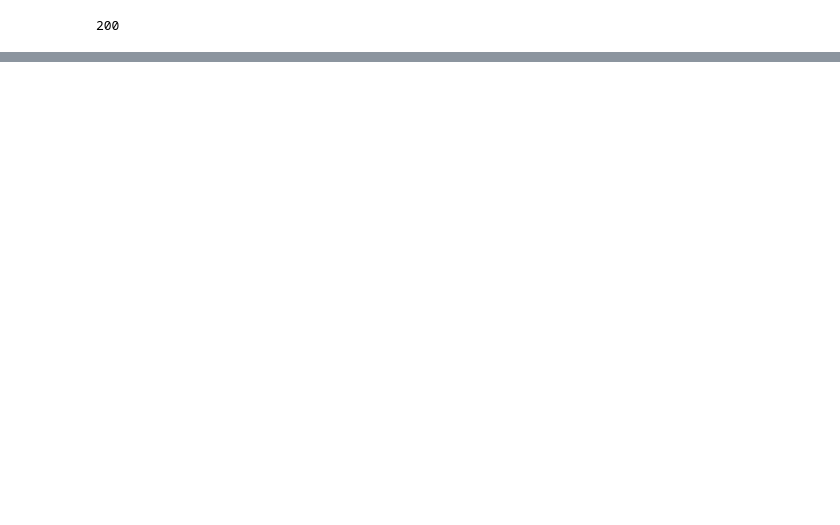
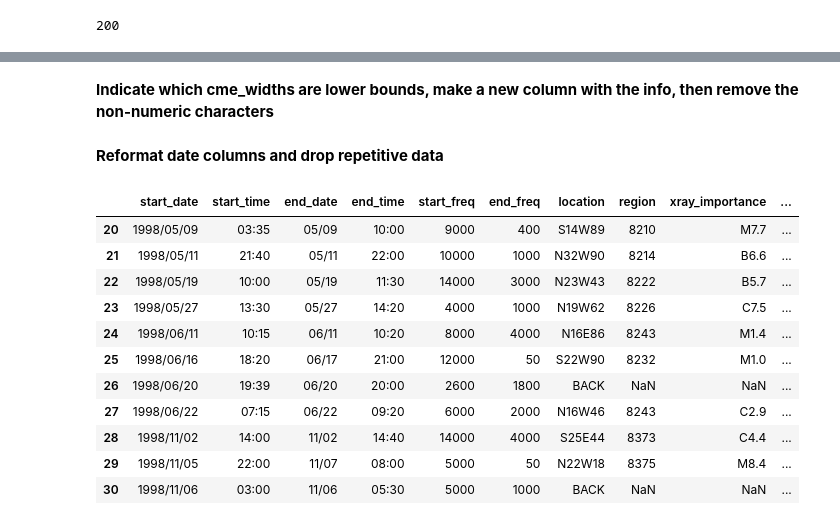
Before and after one commit to NickOuellet/Fly-Me-To-The-Moon, a Jupyter notebook: Fly Me To The Moon - Proj 1 Part 1.ipynb, the cells around one changed output, grey strips where cells are left out. Cells and saved outputs as stored; diff of their text form; code cells hidden in the pictures; blank space fills up the shorter version.

```diff
--- a/Fly Me To The Moon - Proj 1 Part 1.ipynb
+++ b/Fly Me To The Moon - Proj 1 Part 1.ipynb
@@ -133,0 +155,31 @@ NameError: ignored
+# %%
+column_vals = []
+for index,value in nasa_df["central_pos_angle"].iteritems():
+  if value == "Halo":
+    column_vals.append(1)
+  else:
+    column_vals.append(0)
+nasa_df["is_halo"] = column_vals
+# %%
+nasa_df.central_pos_angle.replace("Halo", np.nan,inplace=True)
+# %% [markdown]
+**Indicate which cme_widths are lower bounds, make a new column with the info, then remove the non-numeric characters**
+# %%
+column_vals = []
+for index,value in nasa_df["cme_width"].iteritems():
+  if pd.isnull(value) == True:
+    column_vals.append(0)
+  elif ">" in value:
+        column_vals.append(1)
+  else:
+    column_vals.append(0)
+nasa_df["lower_bound"] = column_vals
+# %%
+def remove_sign(str):
+  if pd.isnull(str) == True:
+    return str
+  return re.sub(">","",str)
+
+nasa_df["cme_width"] = nasa_df["cme_width"].apply(remove_sign)
+# %% [markdown]
+**Reformat date columns and drop repetitive data**
@@ -133,0 +191,15 @@ NameError: ignored
+# %%
+display(nasa_df.loc[20:30])
+# %% [output]
+|  | start_date | start_time | end_date | end_time | start_freq | end_freq | location | region | xray_importance | ... |
+| 20 | 1998/05/09 | 03:35 | 05/09 | 10:00 | 9000 | 400 | S14W89 | 8210 | M7.7 | ... |
+| 21 | 1998/05/11 | 21:40 | 05/11 | 22:00 | 10000 | 1000 | N32W90 | 8214 | B6.6 | ... |
+| 22 | 1998/05/19 | 10:00 | 05/19 | 11:30 | 14000 | 3000 | N23W43 | 8222 | B5.7 | ... |
+| 23 | 1998/05/27 | 13:30 | 05/27 | 14:20 | 4000 | 1000 | N19W62 | 8226 | C7.5 | ... |
+| 24 | 1998/06/11 | 10:15 | 06/11 | 10:20 | 8000 | 4000 | N16E86 | 8243 | M1.4 | ... |
+| 25 | 1998/06/16 | 18:20 | 06/17 | 21:00 | 12000 | 50 | S22W90 | 8232 | M1.0 | ... |
+| 26 | 1998/06/20 | 19:39 | 06/20 | 20:00 | 2600 | 1800 | BACK | NaN | NaN | ... |
+| 27 | 1998/06/22 | 07:15 | 06/22 | 09:20 | 6000 | 2000 | N16W46 | 8243 | C2.9 | ... |
+| 28 | 1998/11/02 | 14:00 | 11/02 | 14:40 | 14000 | 4000 | S25E44 | 8373 | C4.4 | ... |
+| 29 | 1998/11/05 | 22:00 | 11/07 | 08:00 | 5000 | 50 | N22W18 | 8375 | M8.4 | ... |
+| 30 | 1998/11/06 | 03:00 | 11/06 | 05:30 | 5000 | 1000 | BACK | NaN | NaN | ... |
```
Also changed, not shown: parts of 15 cells of this notebook.
